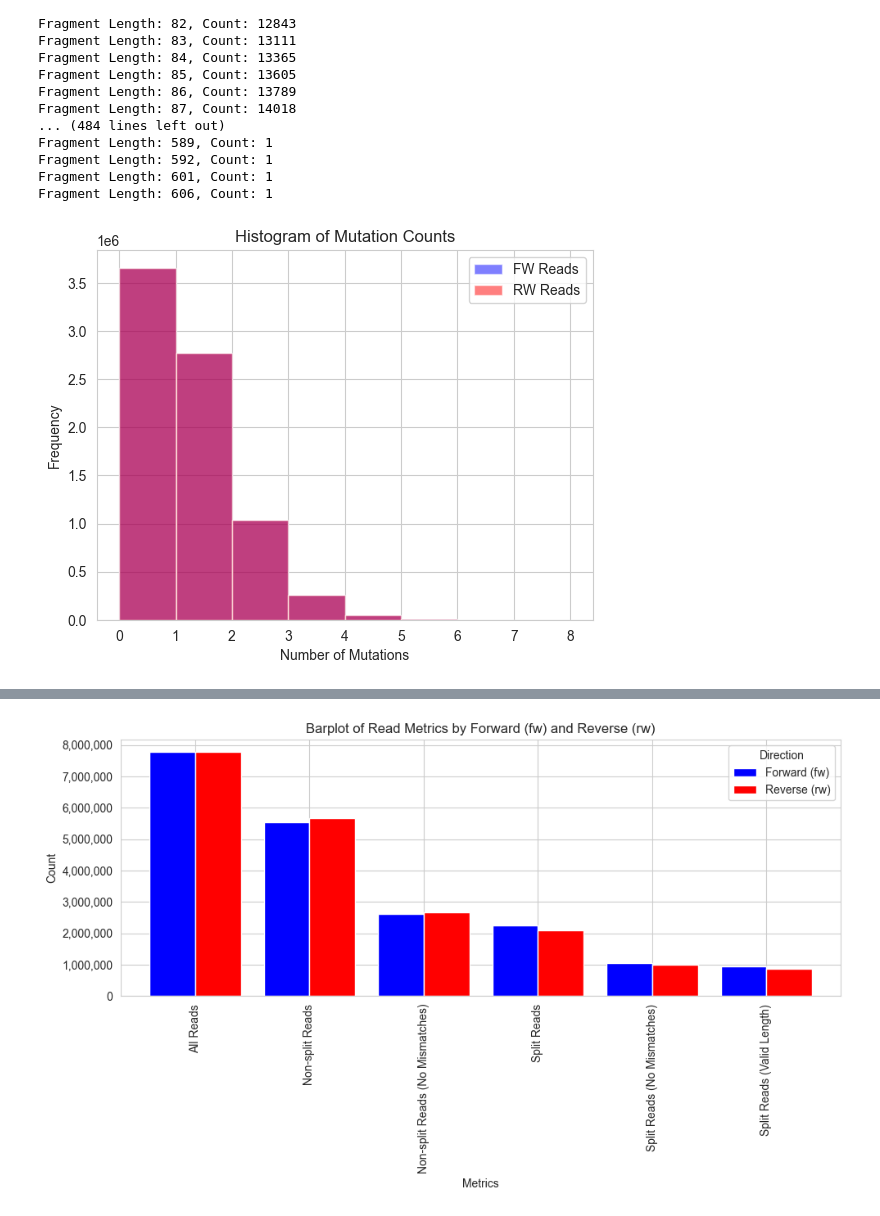
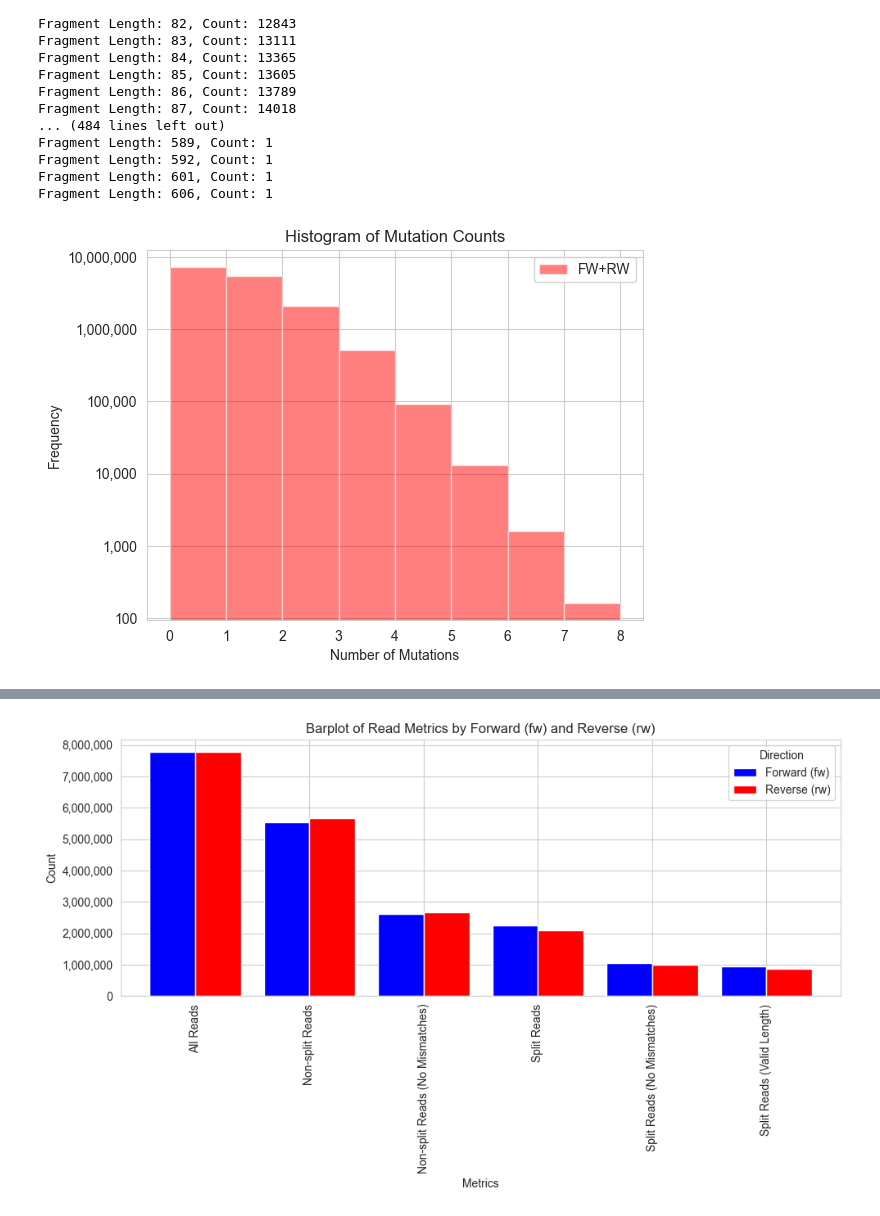
Before and after one commit to IngiumDev/gobi, a Jupyter notebook: src/main/Analysis/readsimulator/analyze_read_simulator.ipynb, the cells around one changed output, grey strips where cells are left out. Drawn from its saved outputs; the diff is of its cells as text; code cells hidden in the pictures.

Commit message:
Improved histogram of mutation distribution

```diff
--- a/src/main/Analysis/readsimulator/analyze_read_simulator.ipynb
+++ b/src/main/Analysis/readsimulator/analyze_read_simulator.ipynb
@@ -179,13 +179,18 @@ Fragment Length: 606, Count: 1
 # Count the number of mutations in each row for fw_mut and rw_mut
 fw_mutation_counts = [len(fw.split(',')) if isinstance(fw, str) and fw else 0 for fw in mapping_info_df['fw_mut']]
 rw_mutation_counts = [len(rw.split(',')) if isinstance(rw, str) and rw else 0 for rw in mapping_info_df['rw_mut']]
+mutation_counts = fw_mutation_counts + rw_mutation_counts
 # %%
-plt.hist(fw_mutation_counts, bins='auto', alpha=0.5, label='FW Reads', color='blue')
-plt.hist(rw_mutation_counts, bins='auto', alpha=0.5, label='RW Reads', color='red')
+plt.hist(mutation_counts, bins='auto', alpha=0.5, label='FW+RW', color='red')
 plt.xlabel('Number of Mutations')
 plt.ylabel('Frequency')
+plt.yscale('log')
 plt.title('Histogram of Mutation Counts')
 plt.legend()
+
+# Change y-axis to not be in scientific notation
+plt.gca().yaxis.set_major_formatter(ticker.StrMethodFormatter('{x:,.0f}'))
+
 plt.show()
 # %% [output]
-[figure, old version]
+[figure, new version]
```
Also changed, not shown: parts of 1 cell of this notebook.
